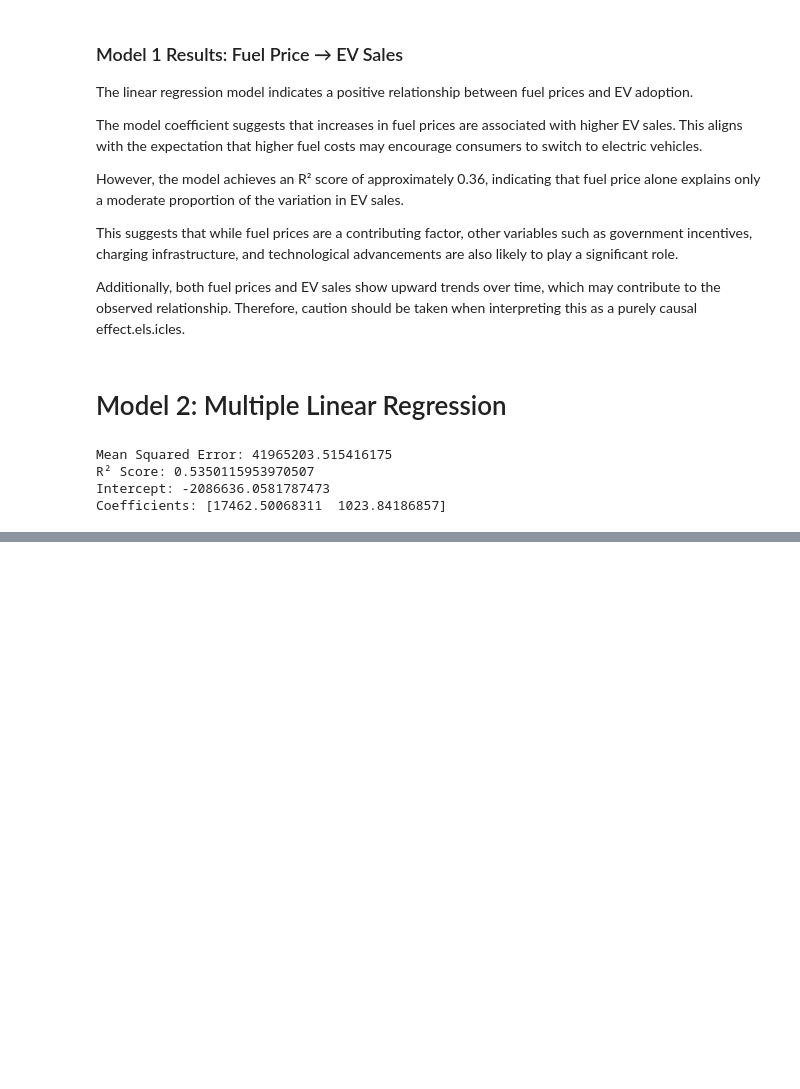
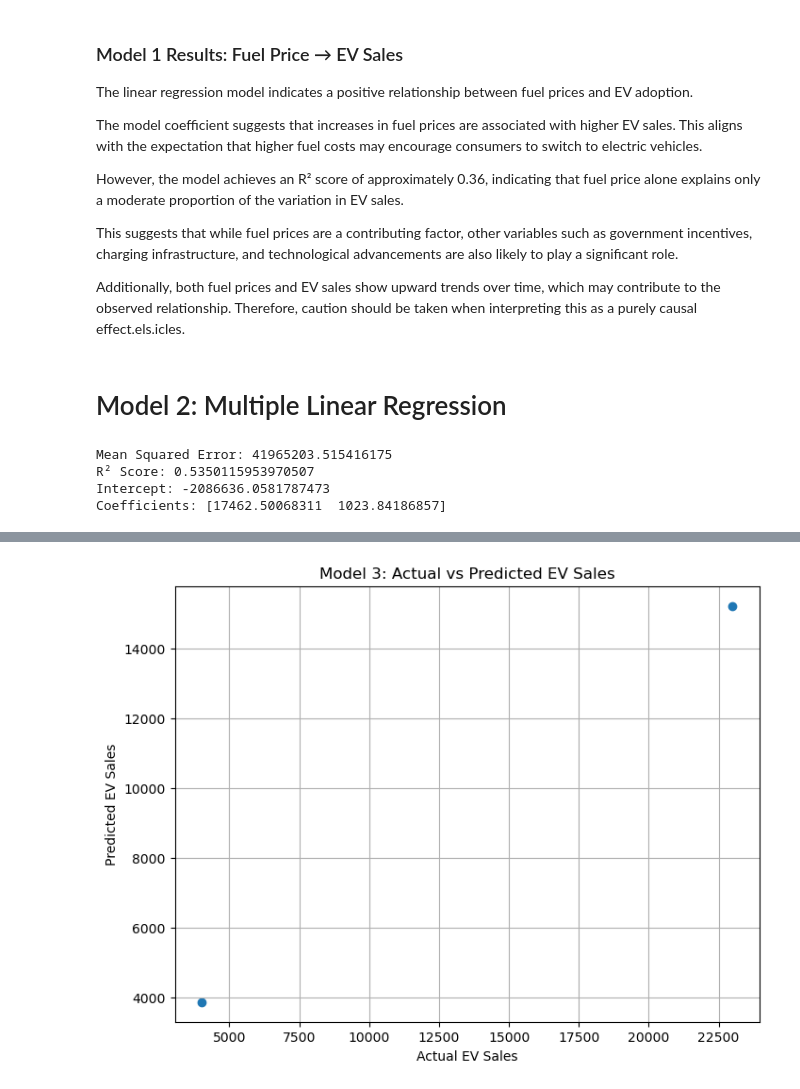
Before and after one commit to Guilherme2022448/Final-Project, a Jupyter notebook: ev_adoption_analysis.ipynb, the cells around one changed output, grey strips where cells are left out. Saved outputs shown, nothing was run; the diff lists cells and outputs as text; code cells hidden in the pictures; blank space fills up the shorter version.

```diff
--- a/ev_adoption_analysis.ipynb
+++ b/ev_adoption_analysis.ipynb
@@ -990,0 +1060,16 @@ Overall, Model 2 provides a more realistic and comprehensive representation of E
+# %%
+# Plot actual vs predicted EV sales
+
+plt.figure(figsize=(8, 6))
+
+plt.scatter(y_test, y_pred)
+
+plt.xlabel('Actual EV Sales')
+plt.ylabel('Predicted EV Sales')
+plt.title('Model 3: Actual vs Predicted EV Sales')
+
+plt.grid()
+
+plt.show()
+# %% [output]
+[figure, added]
```
Also changed, not shown: parts of 6 cells of this notebook.
